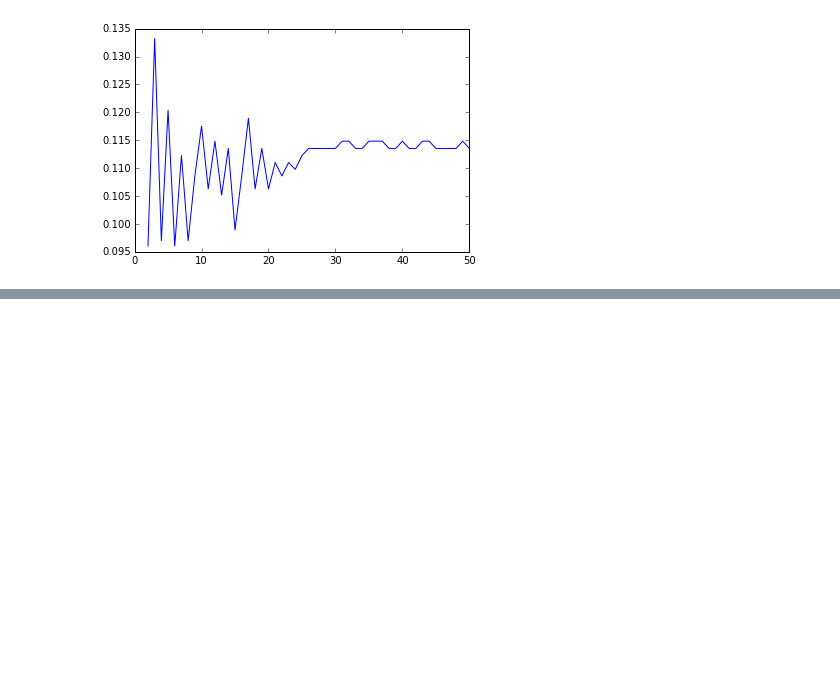
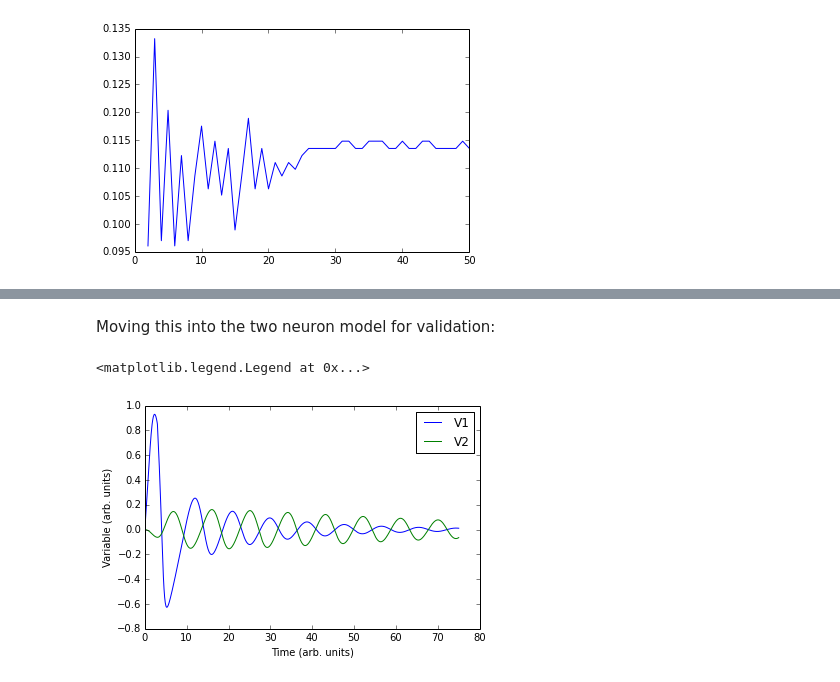
Before and after one commit to aaronshifman/modeling_final, a Jupyter notebook: ipynb/python model - isolated.ipynb, the cells around one changed output, grey strips where cells are left out. Saved outputs shown, nothing was run; the diff lists cells and outputs as text; code cells hidden in the pictures; blank space fills up the shorter version.

```diff
--- a/ipynb/python model - isolated.ipynb
+++ b/ipynb/python model - isolated.ipynb
@@ -459,0 +479,30 @@ plt.plot(nrns,freqs)
+# %% [markdown]
+Moving this into the two neuron model for validation:
+# %%
+def derr_func_coup(var,t,p):
+    alpha,beta,c,z = p
+    V1,V2,W1,W2,nu_1,nu_2 = var
+    G_bar = 0.05  #changing this makes a really big difference
+    f = [V1*(alpha+V1)*(1-V1)-W1+z*(t<3)+G_bar*(1-nu_2)*(V1-V2), #reverse the nu's
+         V2*(alpha+V2)*(1-V2)-W2+G_bar*(1-nu_1)*(V2-V1),
+         beta*V1 - c*W1,
+         beta*V2 - c*W2,
+         nu_1*(1-nu_1),
+         nu_2*(1-nu_2)]
+    return f
+
+
+times = np.linspace(0,75,1000)
+p = [alpha, beta, c, z]
+w0 = [0,0,0,0,0,0]
+wsol = odeint(derr_func_coup, [0,0,0,0,0, 0.01], times, args=([alpha,beta,c,0.5],),atol=abserr, rtol=relerr)
+V1 = wsol[:,0]
+V2 = wsol[:,1]
+plt.plot(times,V1)
+plt.plot(times,V2)
+plt.xlabel('Time (arb. units)')
+plt.ylabel('Variable (arb. units)')
+plt.legend(['V1','V2'])
+# %% [output]
+<matplotlib.legend.Legend at 0x...>
+[figure, added]
```
Also changed, not shown: parts of 8 cells of this notebook.
